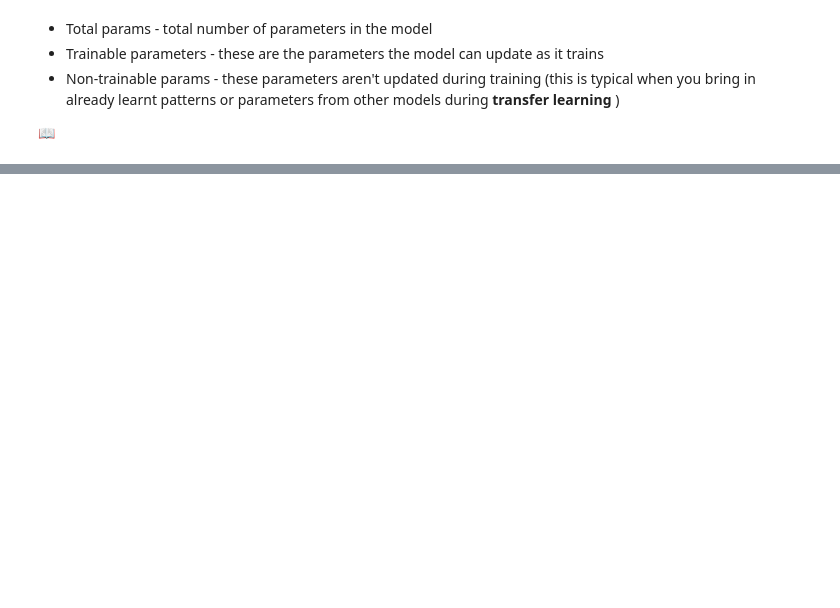
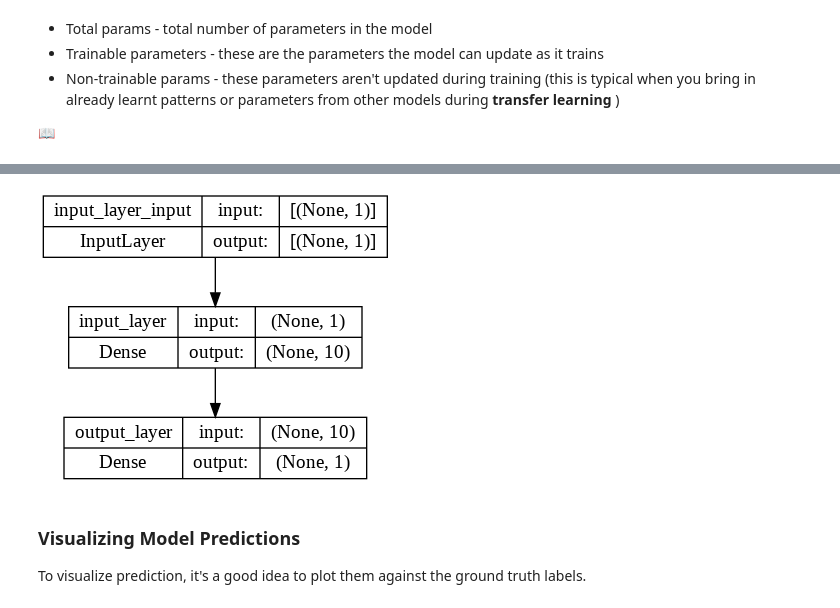
Before and after one commit to ThejakaSEP/Tensorflow_Certification, a Jupyter notebook: Regression_with_TF.ipynb, the cells around one changed output, grey strips where cells are left out. Drawn from its saved outputs; the diff is of its cells as text; code cells hidden in the pictures; blank space fills up the shorter version.

```diff
--- a/Regression_with_TF.ipynb
+++ b/Regression_with_TF.ipynb
@@ -304,8 +303,9 @@ tf.random.set_seed(42)
 
 # Create a model
 model = tf.keras.Sequential([
-    tf.keras.layers.Dense(1,input_shape=[1])
-])
+    tf.keras.layers.Dense(10,input_shape=[1],name='input_layer'),
+    tf.keras.layers.Dense(1,name='output_layer'),
+],name='Our_model')
 
 model.compile(loss = tf.keras.losses.mae,
               optimizer = tf.keras.optimizers.SGD(),
@@ -330,3 +332,6 @@ _________________________________________________________________
 * Non-trainable params - these parameters aren't updated during training (this is typical when you bring in already learnt patterns or parameters from other models during **transfer learning** )
 
 📖
+# %%
+# Fitting with verbose = 0
+model.fit(X_train,y_train,epochs=100,verbose=0)
@@ -332,0 +357,10 @@ _________________________________________________________________
+# %%
+from tensorflow.keras.utils import plot_model
+
+plot_model(model=model,show_shapes=True)
+# %% [output]
+[figure, added]
+# %% [markdown]
+### Visualizing Model Predictions
+
+To visualize prediction, it's a good idea to plot them against the ground truth labels.
```
Also changed, not shown: parts of 42 cells of this notebook.
